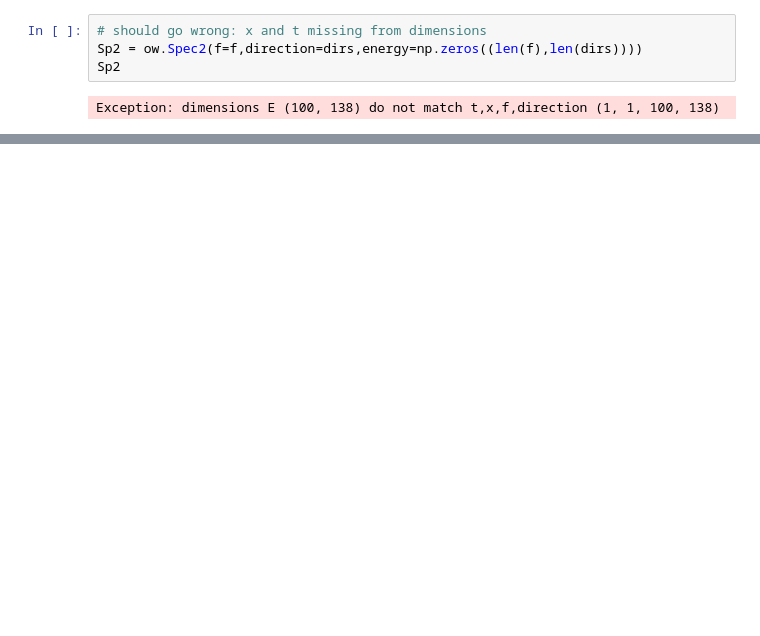
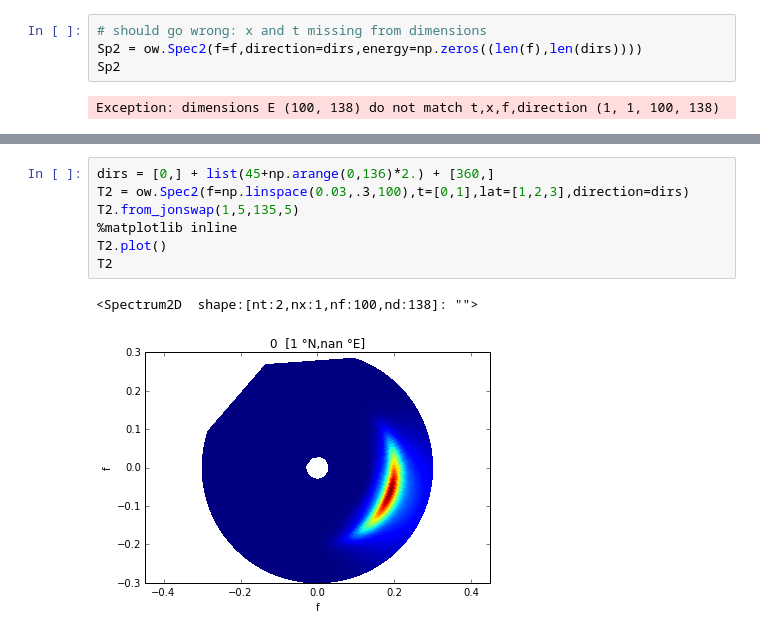
Before and after one commit to openearth/pyswan, a Jupyter notebook: oceanwaves.ipynb, the cells around one changed output, grey strips where cells are left out. Cells and saved outputs as stored; diff of their text form; blank space fills up the shorter version.

```diff
--- a/oceanwaves.ipynb
+++ b/oceanwaves.ipynb
@@ -234,0 +248,10 @@ Exception: dimensions E (100, 138) do not match t,x,f,direction (1, 1, 100, 138)
+# %%
+dirs = [0,] + list(45+np.arange(0,136)*2.) + [360,]
+T2 = ow.Spec2(f=np.linspace(0.03,.3,100),t=[0,1],lat=[1,2,3],direction=dirs)
+T2.from_jonswap(1,5,135,5)
+%matplotlib inline
+T2.plot()
+T2
+# %% [output]
+<Spectrum2D  shape:[nt:2,nx:1,nf:100,nd:138]: "">
+[figure, added]
```
Also changed, not shown: parts of 13 cells of this notebook, 1 other file.
